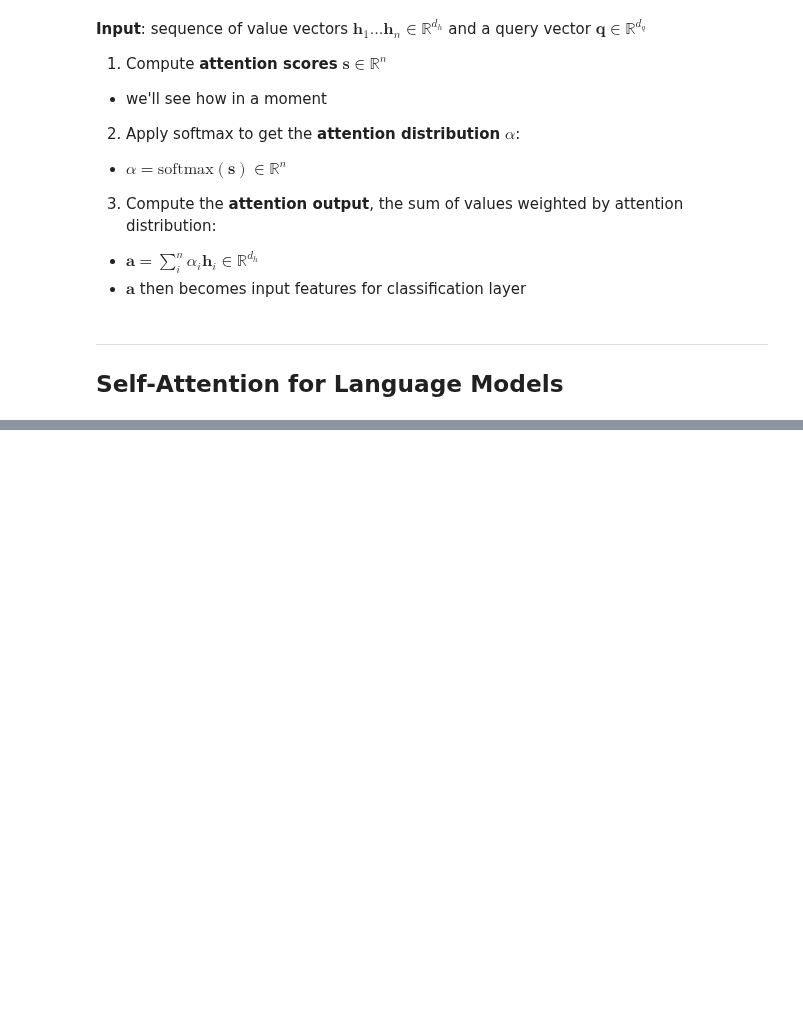
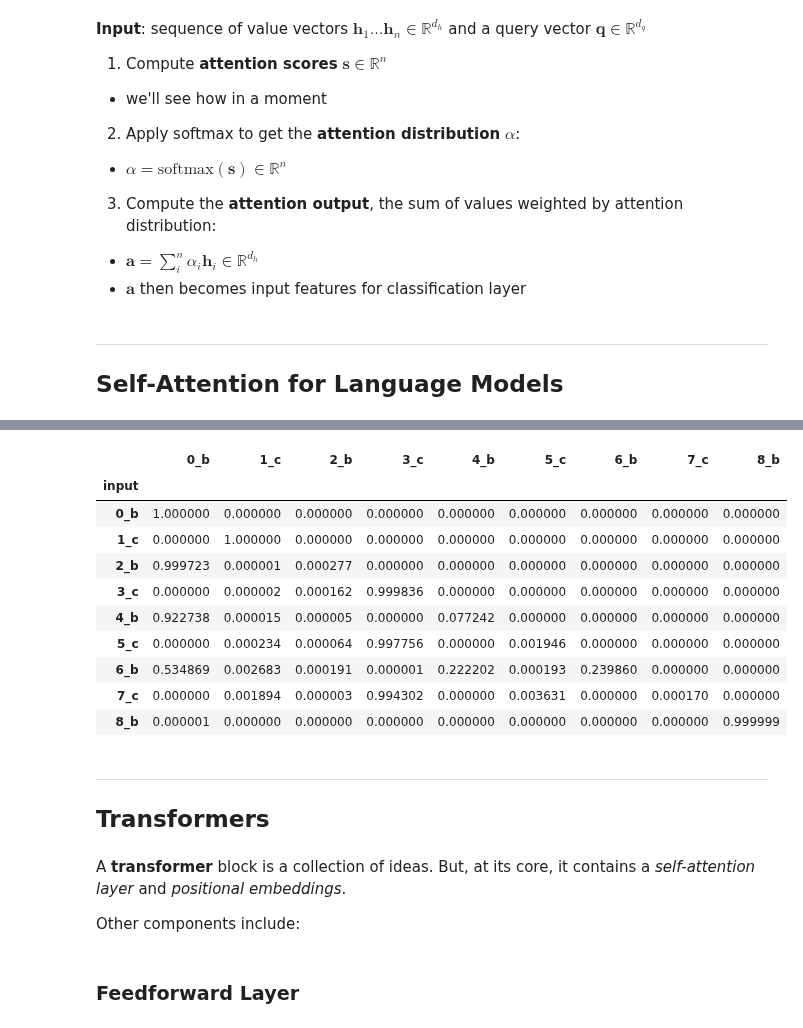
Before and after one commit to tulane-cmps6730/main, a Jupyter notebook: notebooks/10_Transformer.ipynb, the cells around one changed output, grey strips where cells are left out. Cells and saved outputs as stored; diff of their text form; code cells hidden in the pictures; blank space fills up the shorter version.

```diff
--- a/notebooks/10_Transformer.ipynb
+++ b/notebooks/10_Transformer.ipynb
@@ -242,0 +677,32 @@ Python 3.10.12
+# %%
+# examine the softmax attention weights (sm)
+inputs = list('bcbcbcbcbc')
+index = pd.Index(['%d_%s' % (i, char) for i, char in enumerate(inputs[:-1])], name='input')
+att = pd.DataFrame(ssa2.sm.detach().numpy(), index=index)
+att.columns = ['%d_%s' % (i, char) for i, char in enumerate(inputs[:-1])]
+# Convert tensor to Pandas DataFrame
+att.style.background_gradient(cmap='viridis')
+# %% [output]
+|  | 0_b | 1_c | 2_b | 3_c | 4_b | 5_c | 6_b | 7_c | 8_b |
+| input |  |  |  |  |  |  |  |  |  |
+| 0_b | 1.000000 | 0.000000 | 0.000000 | 0.000000 | 0.000000 | 0.000000 | 0.000000 | 0.000000 | 0.000000 |
+| 1_c | 0.000000 | 1.000000 | 0.000000 | 0.000000 | 0.000000 | 0.000000 | 0.000000 | 0.000000 | 0.000000 |
+| 2_b | 0.999723 | 0.000001 | 0.000277 | 0.000000 | 0.000000 | 0.000000 | 0.000000 | 0.000000 | 0.000000 |
+| 3_c | 0.000000 | 0.000002 | 0.000162 | 0.999836 | 0.000000 | 0.000000 | 0.000000 | 0.000000 | 0.000000 |
+| 4_b | 0.922738 | 0.000015 | 0.000005 | 0.000000 | 0.077242 | 0.000000 | 0.000000 | 0.000000 | 0.000000 |
+| 5_c | 0.000000 | 0.000234 | 0.000064 | 0.997756 | 0.000000 | 0.001946 | 0.000000 | 0.000000 | 0.000000 |
+| 6_b | 0.534869 | 0.002683 | 0.000191 | 0.000001 | 0.222202 | 0.000193 | 0.239860 | 0.000000 | 0.000000 |
+| 7_c | 0.000000 | 0.001894 | 0.000003 | 0.994302 | 0.000000 | 0.003631 | 0.000000 | 0.000170 | 0.000000 |
+| 8_b | 0.000001 | 0.000000 | 0.000000 | 0.000000 | 0.000000 | 0.000000 | 0.000000 | 0.000000 | 0.999999 |
+# %% [markdown]
+<hr size=10 color=#285C4D>
+
+
+## Transformers
+# %% [markdown]
+
+A **transformer** block is a collection of ideas. But, at its core, it contains a *self-attention layer* and *positional embeddings*.
+
+Other components include:
+# %% [markdown]
+### Feedforward Layer
```
Also changed, not shown: parts of 79 cells of this notebook.
